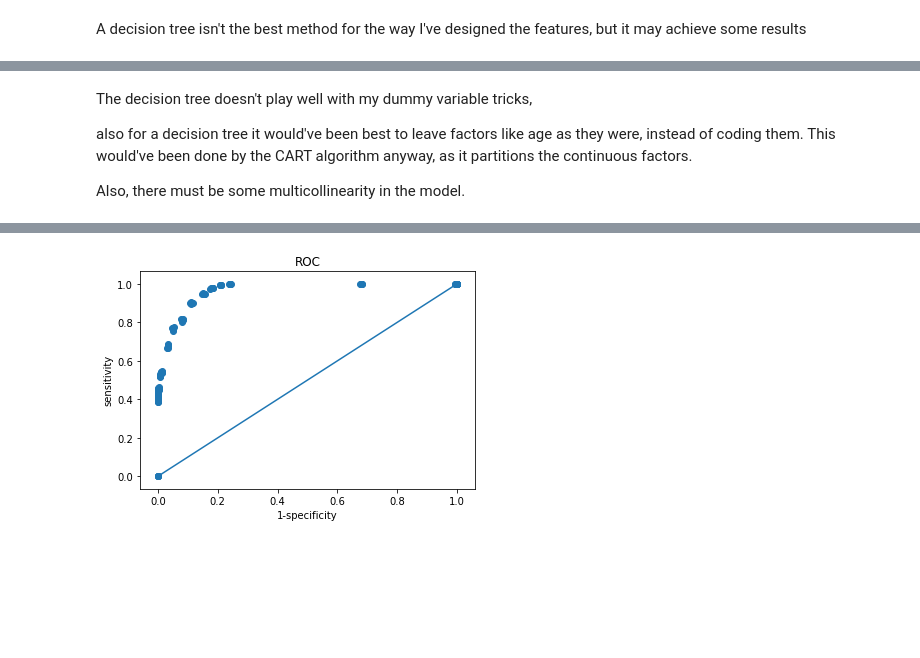
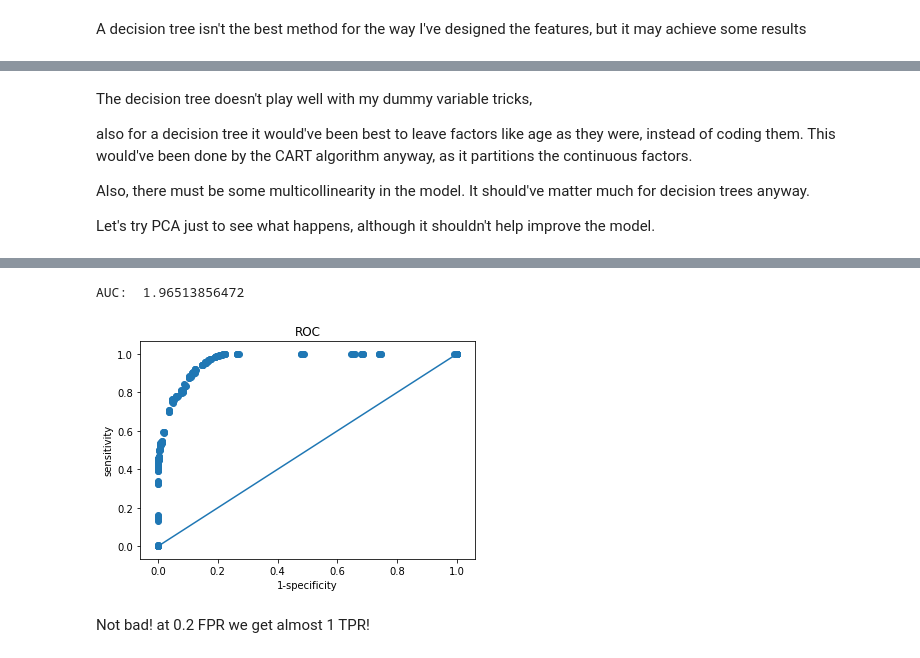
Before and after one commit to idotsuk/patients_no_show, a Jupyter notebook: patient_no_show.ipynb, the cells around one changed output, grey strips where cells are left out. Saved outputs shown, nothing was run; the diff lists cells and outputs as text; code cells hidden in the pictures; blank space fills up the shorter version.

```diff
--- a/patient_no_show.ipynb
+++ b/patient_no_show.ipynb
@@ -806,7 +820,9 @@ also for a decision tree it would've been best to leave factors like age as they
 This would've been done by the CART algorithm anyway, as it partitions the  continuous factors.
 
 
-Also, there must be some multicollinearity in the model.
+Also, there must be some multicollinearity in the model.  It should've matter much for decision trees anyway.
+
+Let's try PCA just to see what happens, although it shouldn't help improve the model.
 # %%
 
 y = np.array([])
@@ -855,26 +871,30 @@ Feature importance:
 # %%
 from sklearn import linear_model
 
 
 y = np.array([])
 y_hat = np.array([])
 
 
 reg = linear_model.LinearRegression()
 for components in np.arange(8,13,1):
     this_y, this_y_hat = test_classifier(reg , data_clean , test_size = 0.2, \
                                          reps = 1, exclude = excludes, pca=False,\
                                          pca_components = components)
    #print(this_y.shape,this_y_hat.shape)
     if (len(y) < 1):
         y = this_y
         y_hat = this_y_hat
     else:
         y = np.vstack([y, this_y])
         y_hat = np.vstack([y_hat, this_y_hat])
 
 
-roc_graph(y, y_hat, threshold = np.linspace(y_hat.min(),y_hat.max(),20))
+roc_graph(y, y_hat, threshold = np.linspace(y_hat.min(),y_hat.max(),60))
 # %% [output]
+AUC:  1.96513856472
-[figure, old version]
+[figure, new version]
+# %% [markdown]
+Not bad!
+at 0.2 FPR we get almost 1 TPR!
 # %%
```
Also changed, not shown: parts of 2 cells of this notebook.
